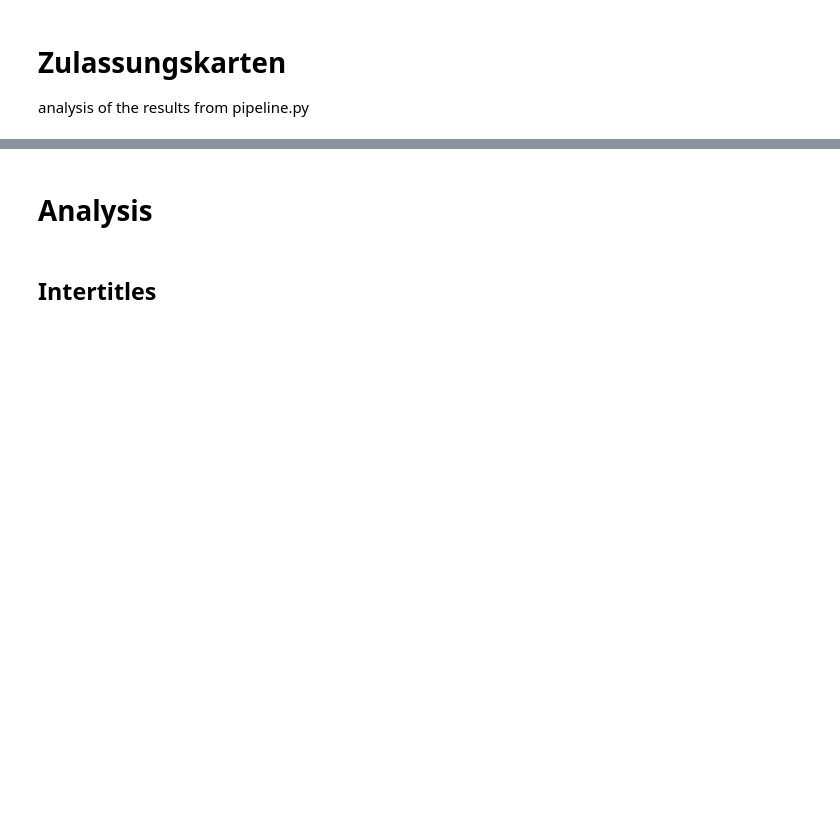
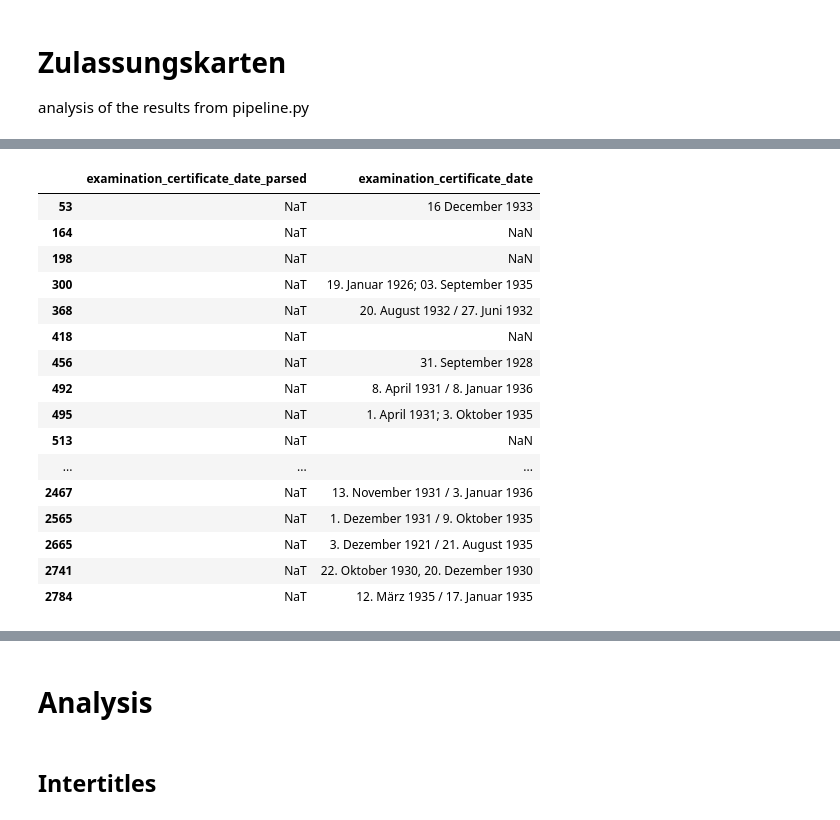
Before and after one commit to codemitdjango/german-film-censorship, a Jupyter notebook: src/analysis/content_analysis.ipynb, the cells around one changed output, grey strips where cells are left out. Saved outputs shown, nothing was run; the diff lists cells and outputs as text; code cells hidden in the pictures; blank space fills up the shorter version.

```diff
--- a/src/analysis/content_analysis.ipynb
+++ b/src/analysis/content_analysis.ipynb
@@ -178,0 +128,11 @@ def parse_german_date(value):
+# %%
+df["examination_number_parsed"] = pd.to_numeric(df["examination_number"], errors="coerce").astype("Int64")
+df["metadata_Prüfnummer_parsed"] = pd.to_numeric(df["metadata_Prüfnummer"], errors="coerce").astype("Int64")
+
+df["metadata_Länge_parsed"] = df["metadata_Länge (in Meter)"].apply(parse_meters)
+df["length_details_total_length_original_length_parsed"] = df["length_details_total_length_original_length"].apply(parse_meters)
+
+
+df["examination_certificate_date_parsed"] = df["examination_certificate_date"].apply(parse_german_date) # nicht jedes wird geparsed aufgrund von schlechter ocr erkennung hmmm
+df["metadata_Prüfdatum_parsed"] = pd.to_datetime(df["metadata_Prüfdatum"], dayfirst=True, errors="coerce") # hier auch extra pasred spalte?
+df["metadata_year"] = df["metadata_Prüfdatum_parsed"].dt.year.astype("Int64")
@@ -178,0 +156,24 @@ def parse_german_date(value):
+# %%
+df_look = df[df["examination_certificate_date_parsed"].isna()]
+
+df_look = df_look[["examination_certificate_date_parsed", "examination_certificate_date"]]
+
+df_look
+# %% [output]
+|  | examination_certificate_date_parsed | examination_certificate_date |
+| 53 | NaT | 16 December 1933 |
+| 164 | NaT | NaN |
+| 198 | NaT | NaN |
+| 300 | NaT | 19. Januar 1926; 03. September 1935 |
+| 368 | NaT | 20. August 1932 / 27. Juni 1932 |
+| 418 | NaT | NaN |
+| 456 | NaT | 31. September 1928 |
+| 492 | NaT | 8. April 1931 / 8. Januar 1936 |
+| 495 | NaT | 1. April 1931; 3. Oktober 1935 |
+| 513 | NaT | NaN |
+| ... | ... | ... |
+| 2467 | NaT | 13. November 1931 / 3. Januar 1936 |
+| 2565 | NaT | 1. Dezember 1931 / 9. Oktober 1935 |
+| 2665 | NaT | 3. Dezember 1921 / 21. August 1935 |
+| 2741 | NaT | 22. Oktober 1930, 20. Dezember 1930 |
+| 2784 | NaT | 12. März 1935 / 17. Januar 1935 |
```
Also changed, not shown: parts of 15 cells of this notebook, 1 other file.
